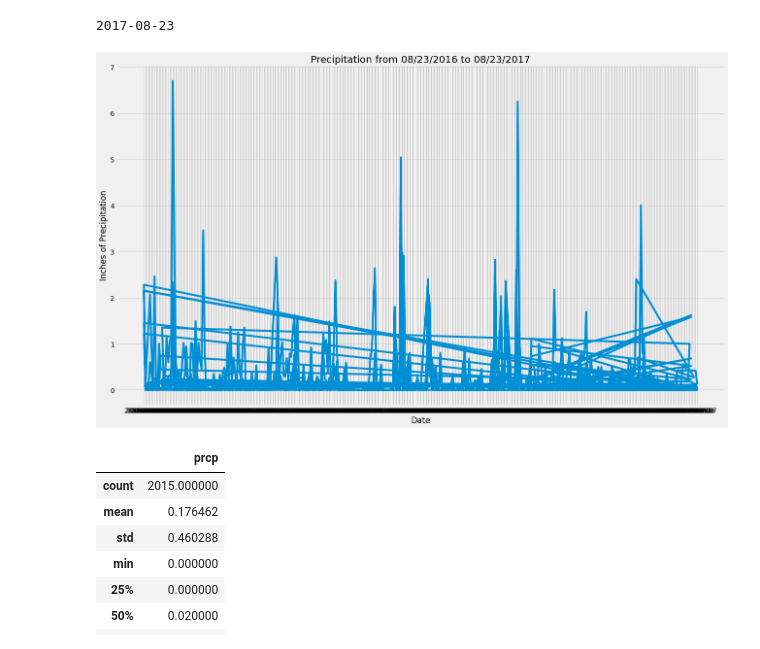
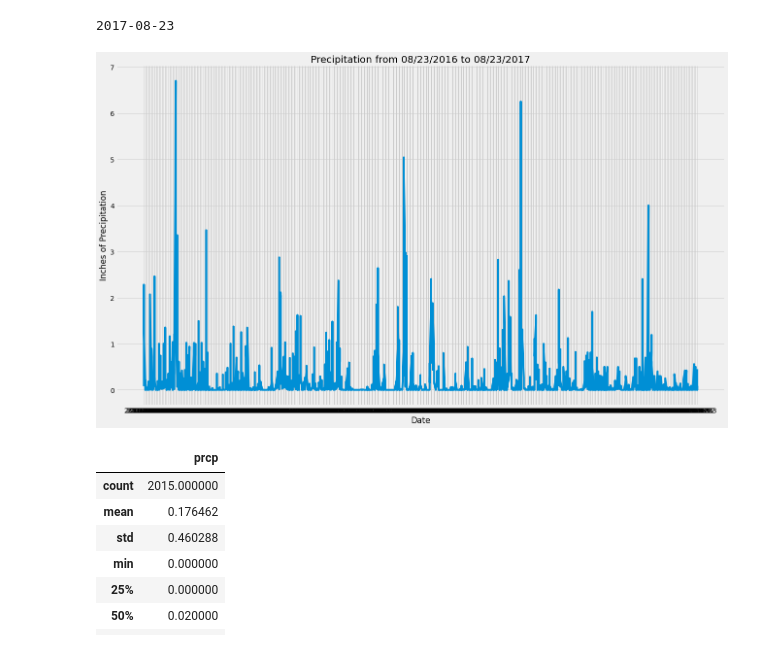
Before and after one commit to SamEspe/Hawaii-Climate-SQL, a Jupyter notebook: climate_starter.ipynb, the cells around one changed output. Saved outputs shown, nothing was run; the diff lists cells and outputs as text; code cells hidden in the pictures.

```diff
--- a/climate_starter.ipynb
+++ b/climate_starter.ipynb
@@ -98,35 +99,36 @@ year_ago = last_date_dt - dt.timedelta(days = 365)
 
 year_data = session.query(Measurement.date, Measurement.prcp).filter(Measurement.date >= year_ago).filter(Measurement.date <= last_date).all()
 
 #for entry in year_data:
     #print(entry)
 
 # Save the query results as a Pandas DataFrame
 
 prcp_data_df = pd.DataFrame(year_data)
 
 # Sort the dataframe by date
 prcp_data_df_sort = prcp_data_df.sort_values('date')
 
 # Set the index to the date column
-prcp_data_new_index = prcp_data_df.set_index('date')
+prcp_data_new_index = prcp_data_df_sort.set_index('date')
 
 # Drop NaNs
 
 no_nas = prcp_data_new_index.dropna(axis=0)
 no_nas
 
 # Use Pandas Plotting with Matplotlib to plot the data
 
 plt.figure(figsize=(20,12))
 plt.plot(no_nas.index, no_nas.prcp)
 plt.title('Precipitation from 08/23/2016 to 08/23/2017')
 plt.ylabel('Inches of Precipitation')
 plt.xlabel('Date')
+plt.locator_params(axis='x', nbins=9)
 
 plt.show()
 # %% [output]
-[figure, old version]
+[figure, new version]
 # %%
 # Use Pandas to calculate the summary statistics for the precipitation data
 
```
Also changed, not shown: parts of 8 cells of this notebook.
